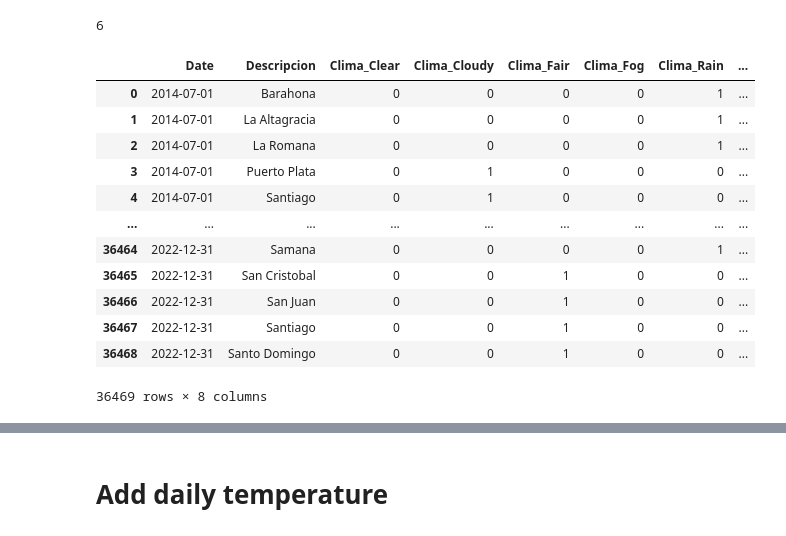
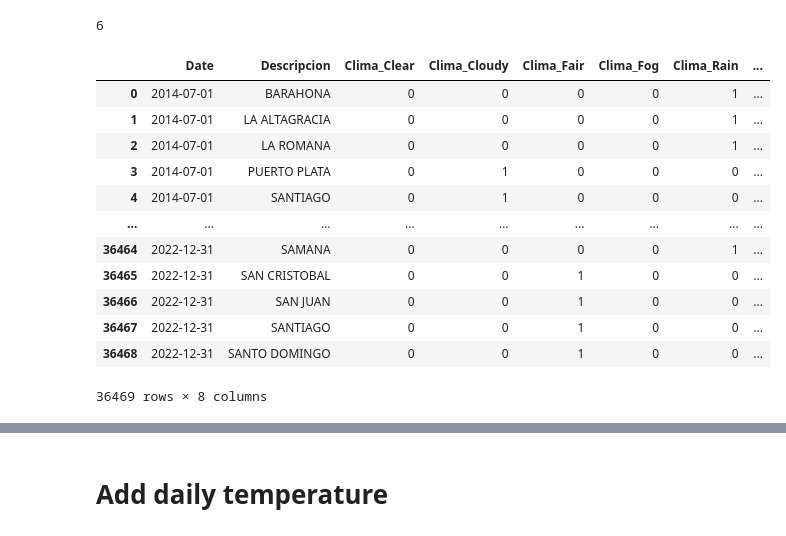
Before and after one commit to josegarciav/Datathon_BDO_2023, a Jupyter notebook: Feature_Engineering.ipynb, the cells around one changed output, grey strips where cells are left out. Saved outputs shown, nothing was run; the diff lists cells and outputs as text; code cells hidden in the pictures.

```diff
--- a/Feature_Engineering.ipynb
+++ b/Feature_Engineering.ipynb
@@ -651,22 +662,23 @@ weather_condition.weather_condition.nunique()
 # %%
 weather_df = weather_condition[['Date', 'Descripcion']]
 weather_condition2 = pd.get_dummies(weather_condition['weather_condition'])
 weather_condition2 = pd.concat([weather_df, weather_condition2], axis=1)
 cols_to_convert = weather_condition2.columns[-6:]
 weather_condition2[cols_to_convert] = weather_condition2[cols_to_convert].astype(int)
+weather_condition2['Descripcion'] = weather_condition2['Descripcion'].str.upper()
 weather_condition2
 # %% [output]
 |  | Date | Descripcion | Clima_Clear | Clima_Cloudy | Clima_Fair | Clima_Fog | Clima_Rain | ... |
-| 0 | 2014-07-01 | Barahona | 0 | 0 | 0 | 0 | 1 | ... |
-| 1 | 2014-07-01 | La Altagracia | 0 | 0 | 0 | 0 | 1 | ... |
-| 2 | 2014-07-01 | La Romana | 0 | 0 | 0 | 0 | 1 | ... |
-| 3 | 2014-07-01 | Puerto Plata | 0 | 1 | 0 | 0 | 0 | ... |
-| 4 | 2014-07-01 | Santiago | 0 | 1 | 0 | 0 | 0 | ... |
+| 0 | 2014-07-01 | BARAHONA | 0 | 0 | 0 | 0 | 1 | ... |
+| 1 | 2014-07-01 | LA ALTAGRACIA | 0 | 0 | 0 | 0 | 1 | ... |
+| 2 | 2014-07-01 | LA ROMANA | 0 | 0 | 0 | 0 | 1 | ... |
+| 3 | 2014-07-01 | PUERTO PLATA | 0 | 1 | 0 | 0 | 0 | ... |
+| 4 | 2014-07-01 | SANTIAGO | 0 | 1 | 0 | 0 | 0 | ... |
 | ... | ... | ... | ... | ... | ... | ... | ... | ... |
-| 36464 | 2022-12-31 | Samana | 0 | 0 | 0 | 0 | 1 | ... |
-| 36465 | 2022-12-31 | San Cristobal | 0 | 0 | 1 | 0 | 0 | ... |
-| 36466 | 2022-12-31 | San Juan | 0 | 0 | 1 | 0 | 0 | ... |
-| 36467 | 2022-12-31 | Santiago | 0 | 0 | 1 | 0 | 0 | ... |
-| 36468 | 2022-12-31 | Santo Domingo | 0 | 0 | 1 | 0 | 0 | ... |
+| 36464 | 2022-12-31 | SAMANA | 0 | 0 | 0 | 0 | 1 | ... |
+| 36465 | 2022-12-31 | SAN CRISTOBAL | 0 | 0 | 1 | 0 | 0 | ... |
+| 36466 | 2022-12-31 | SAN JUAN | 0 | 0 | 1 | 0 | 0 | ... |
+| 36467 | 2022-12-31 | SANTIAGO | 0 | 0 | 1 | 0 | 0 | ... |
+| 36468 | 2022-12-31 | SANTO DOMINGO | 0 | 0 | 1 | 0 | 0 | ... |
 36469 rows × 8 columns
 # %%
```
Also changed, not shown: parts of 20 cells of this notebook, 6 other files.
